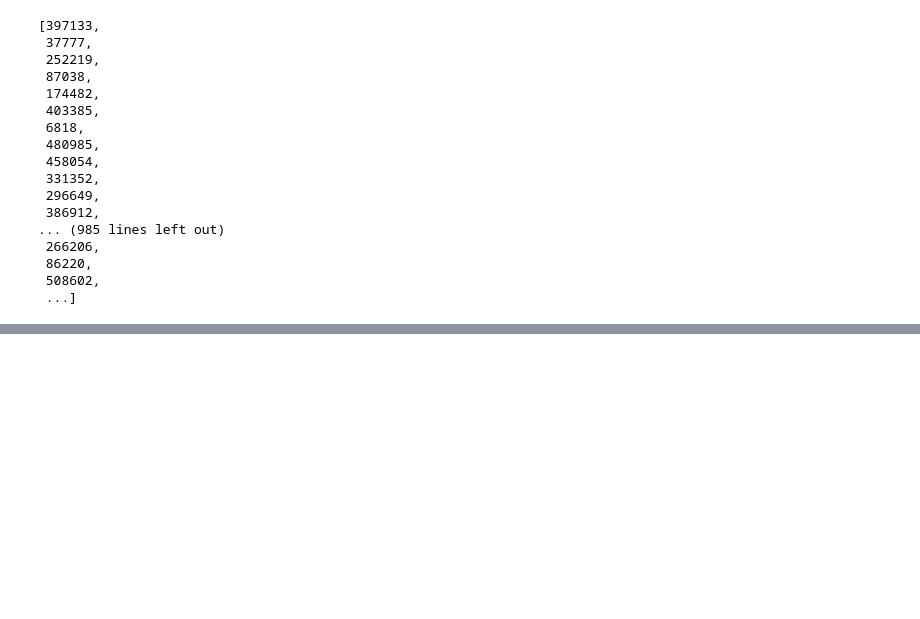
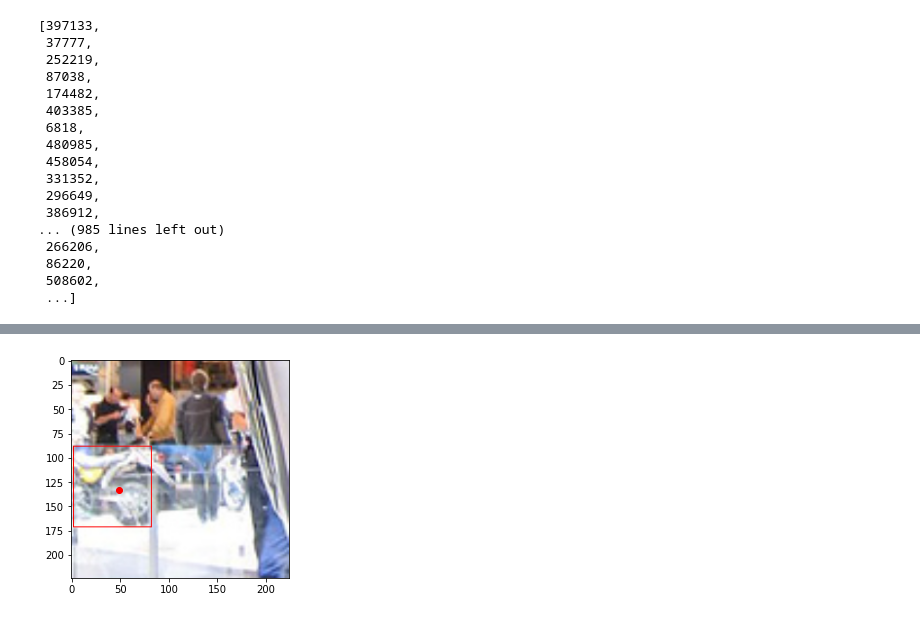
Before and after one commit to BavarianToolbox/point_to_box, a Jupyter notebook: nbs/index.ipynb, the cells around one changed output, grey strips where cells are left out. Drawn from its saved outputs; the diff is of its cells as text; code cells hidden in the pictures; blank space fills up the shorter version.

```diff
--- a/nbs/index.ipynb
+++ b/nbs/index.ipynb
@@ -67,0 +72,2 @@ plt.show()
+# %%
+imgs_crop, boxs_crop, cntrs_crop = dataset.crop_objs(img, bboxs, cntrs, resize = True, img_size=224)
@@ -67,0 +89,10 @@ plt.show()
+# %%
+idx = 10
+crop_img_w_box = utils.draw_rect(imgs_crop[idx], boxs_crop[idx])
+plt.imshow(crop_img_w_box)
+plt.plot(cntrs_crop[idx][0],
+         cntrs_crop[idx][1],
+        'ro')
+plt.show()
+# %% [output]
+[figure, added]
```
Also changed, not shown: parts of 5 cells of this notebook, 11 other files.
